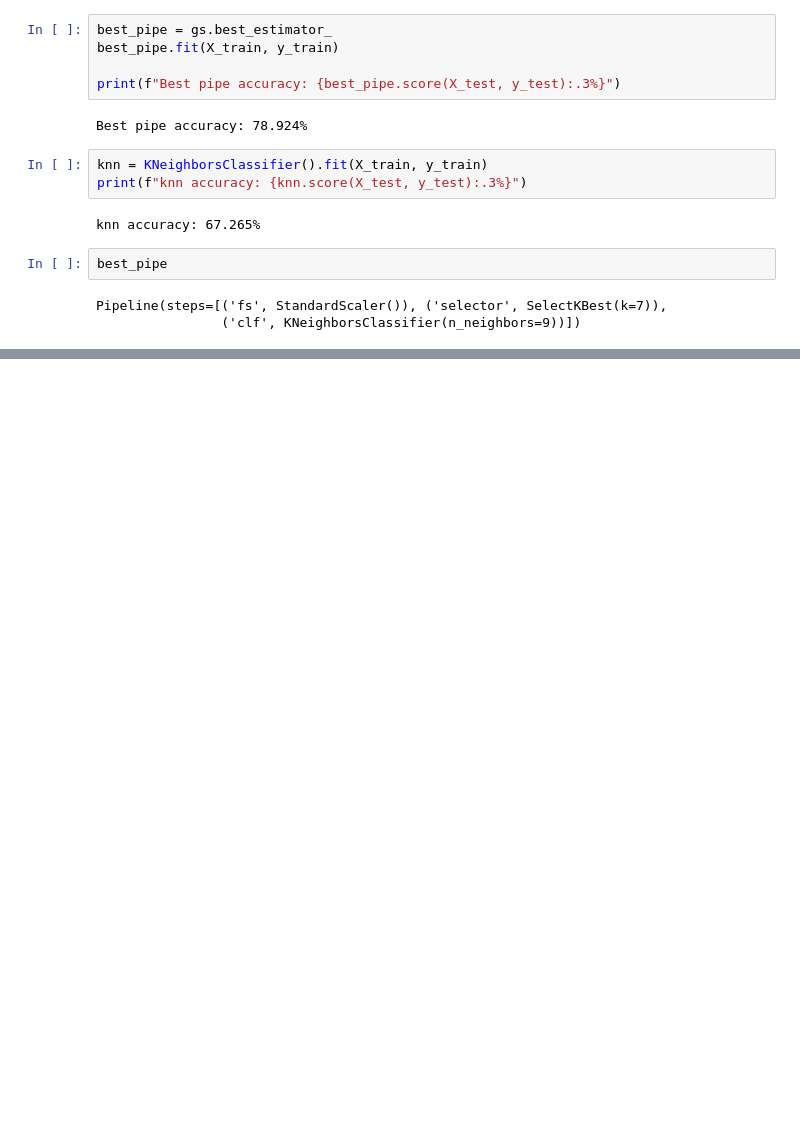
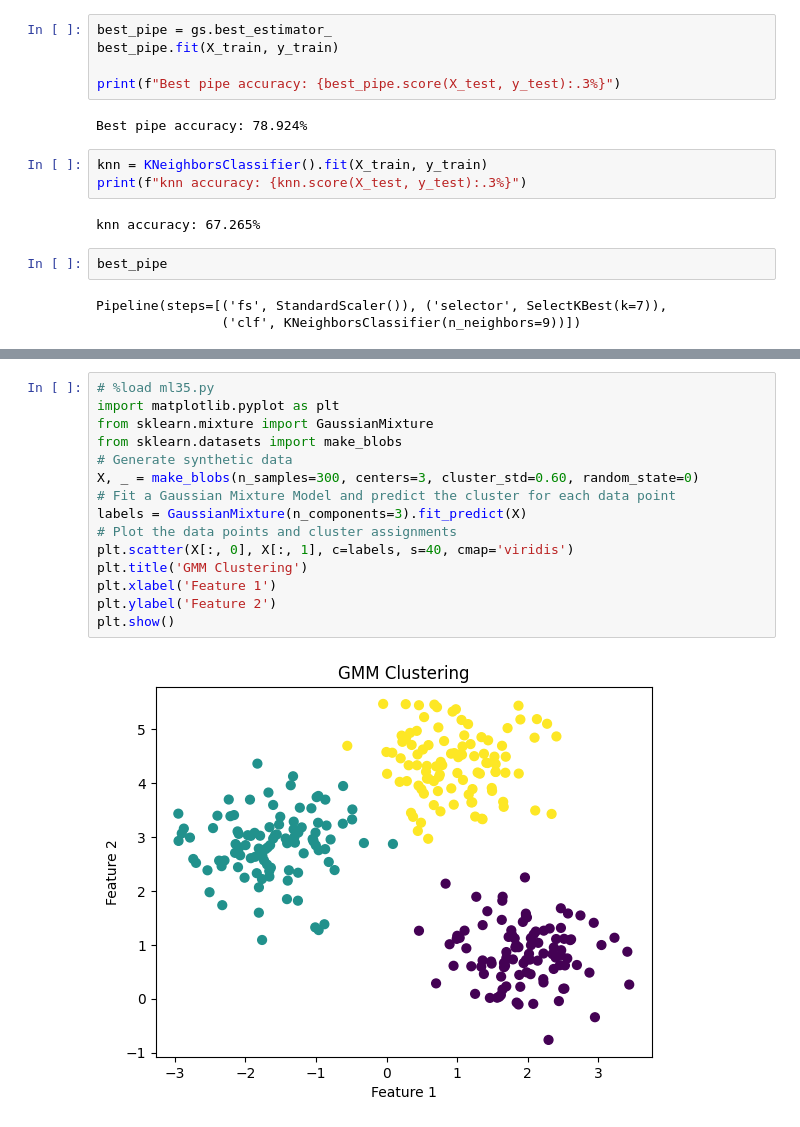
Before and after one commit to wooihaw/mlpy_aug2024, a Jupyter notebook: day3.ipynb, the cells around one changed output, grey strips where cells are left out. Cells and saved outputs as stored; diff of their text form; blank space fills up the shorter version.

```diff
--- a/day3.ipynb
+++ b/day3.ipynb
@@ -166,0 +184,17 @@ Pipeline(steps=[('fs', StandardScaler()), ('selector', SelectKBest(k=7)),
+# %%
+# %load ml35.py
+import matplotlib.pyplot as plt
+from sklearn.mixture import GaussianMixture
+from sklearn.datasets import make_blobs
+# Generate synthetic data
+X, _ = make_blobs(n_samples=300, centers=3, cluster_std=0.60, random_state=0)
+# Fit a Gaussian Mixture Model and predict the cluster for each data point
+labels = GaussianMixture(n_components=3).fit_predict(X)
+# Plot the data points and cluster assignments
+plt.scatter(X[:, 0], X[:, 1], c=labels, s=40, cmap='viridis')
+plt.title('GMM Clustering')
+plt.xlabel('Feature 1')
+plt.ylabel('Feature 2')
+plt.show()
+# %% [output]
+[figure, added]
```
Also changed, not shown: parts of 9 cells of this notebook, 4 other files.
